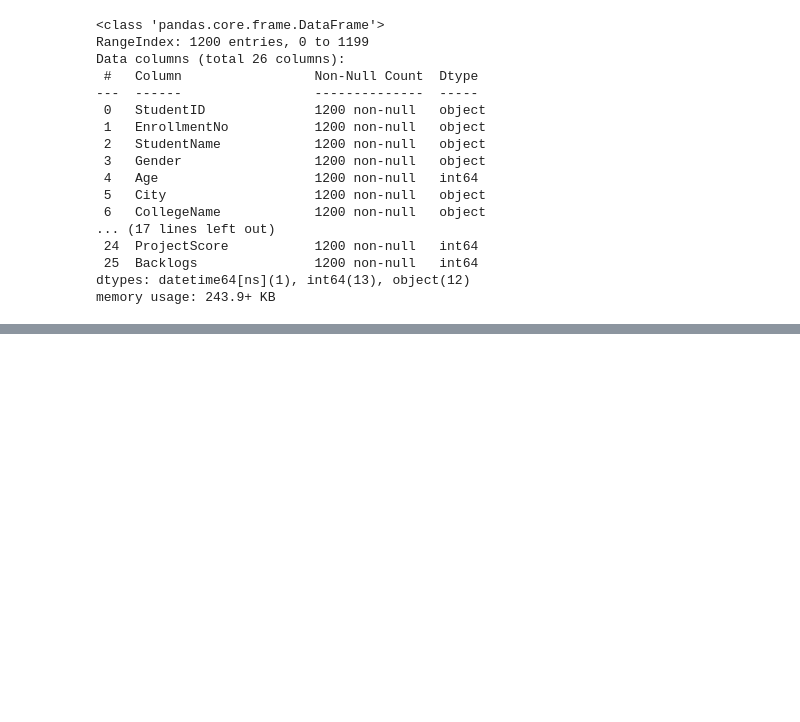
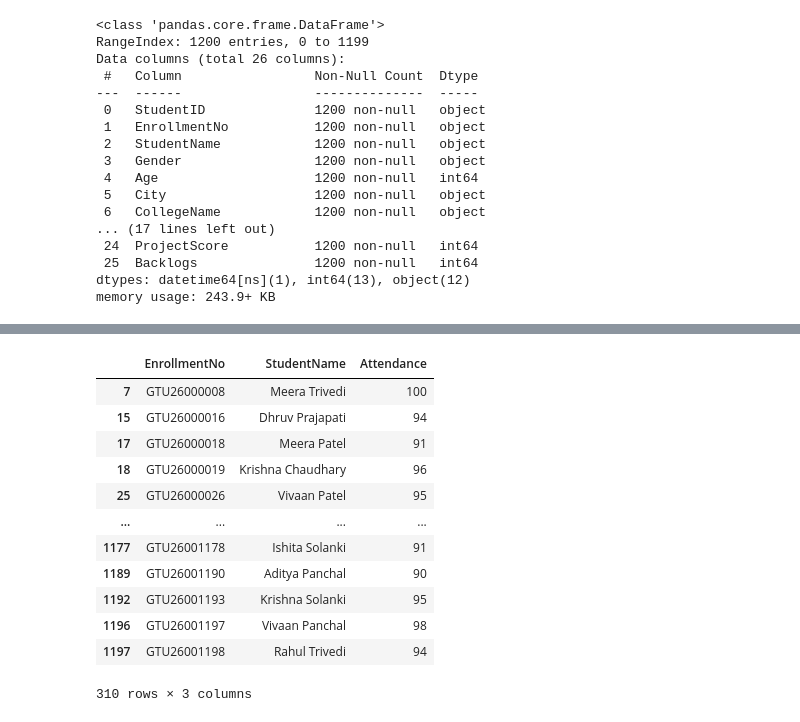
Before and after one commit to YUGPATEL7/data-science-journey, a Jupyter notebook: Data_Science/03_Bacis_modules_for_ML/02_Pandas/02_Student_Dashboard_Analytics.ipynb, the cells around one changed output, grey strips where cells are left out. Cells and saved outputs as stored; diff of their text form; code cells hidden in the pictures; blank space fills up the shorter version.

```diff
--- a/Data_Science/03_Bacis_modules_for_ML/02_Pandas/02_Student_Dashboard_Analytics.ipynb
+++ b/Data_Science/03_Bacis_modules_for_ML/02_Pandas/02_Student_Dashboard_Analytics.ipynb
@@ -185,0 +205,16 @@ df.rename(columns={"AttendancePct": "Attendance"}, inplace=True)
+# %%
+df.loc[df['Attendance'] >= 90,['EnrollmentNo','StudentName','Attendance']]
+# %% [output]
+|  | EnrollmentNo | StudentName | Attendance |
+| 7 | GTU26000008 | Meera Trivedi | 100 |
+| 15 | GTU26000016 | Dhruv Prajapati | 94 |
+| 17 | GTU26000018 | Meera Patel | 91 |
+| 18 | GTU26000019 | Krishna Chaudhary | 96 |
+| 25 | GTU26000026 | Vivaan Patel | 95 |
+| ... | ... | ... | ... |
+| 1177 | GTU26001178 | Ishita Solanki | 91 |
+| 1189 | GTU26001190 | Aditya Panchal | 90 |
+| 1192 | GTU26001193 | Krishna Solanki | 95 |
+| 1196 | GTU26001197 | Vivaan Panchal | 98 |
+| 1197 | GTU26001198 | Rahul Trivedi | 94 |
+310 rows × 3 columns
```
Also changed, not shown: parts of 44 cells of this notebook, 2 other files.
